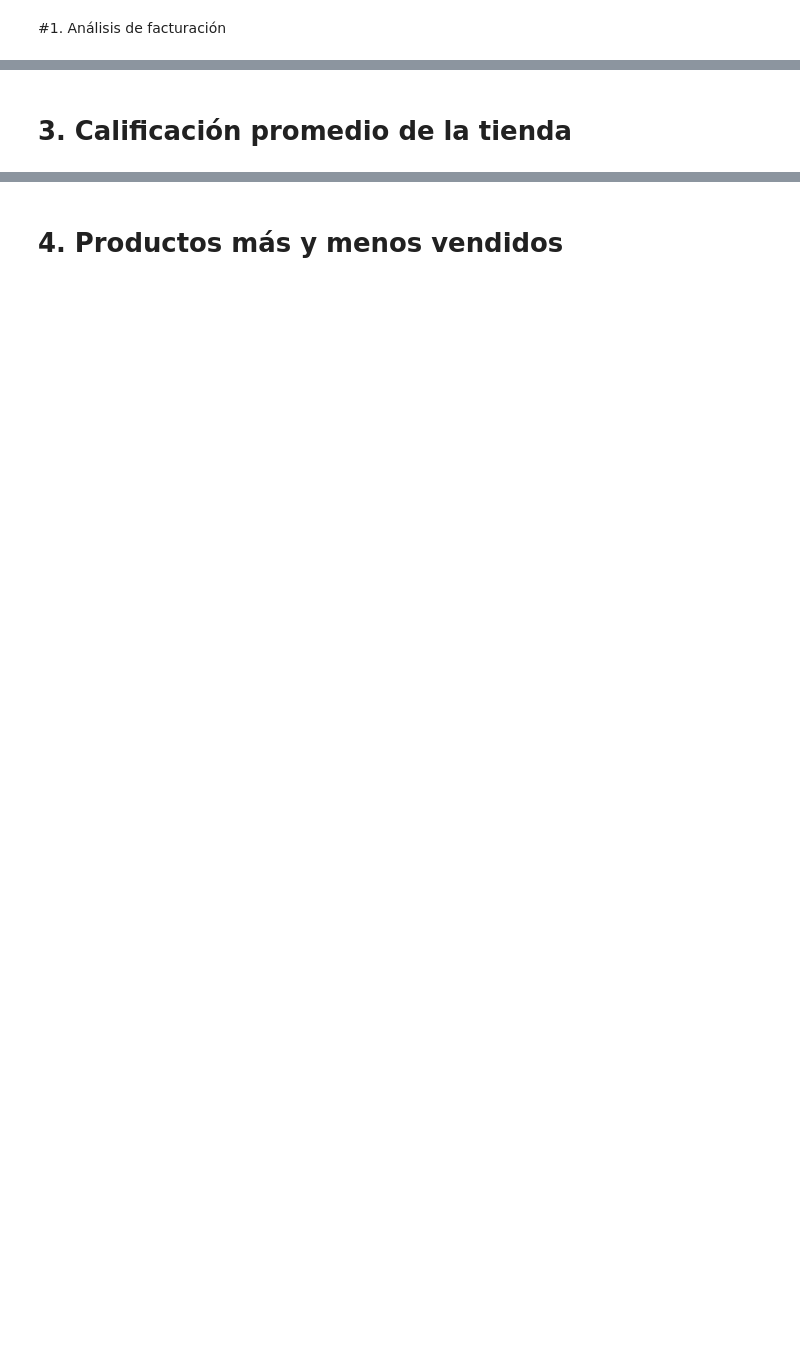
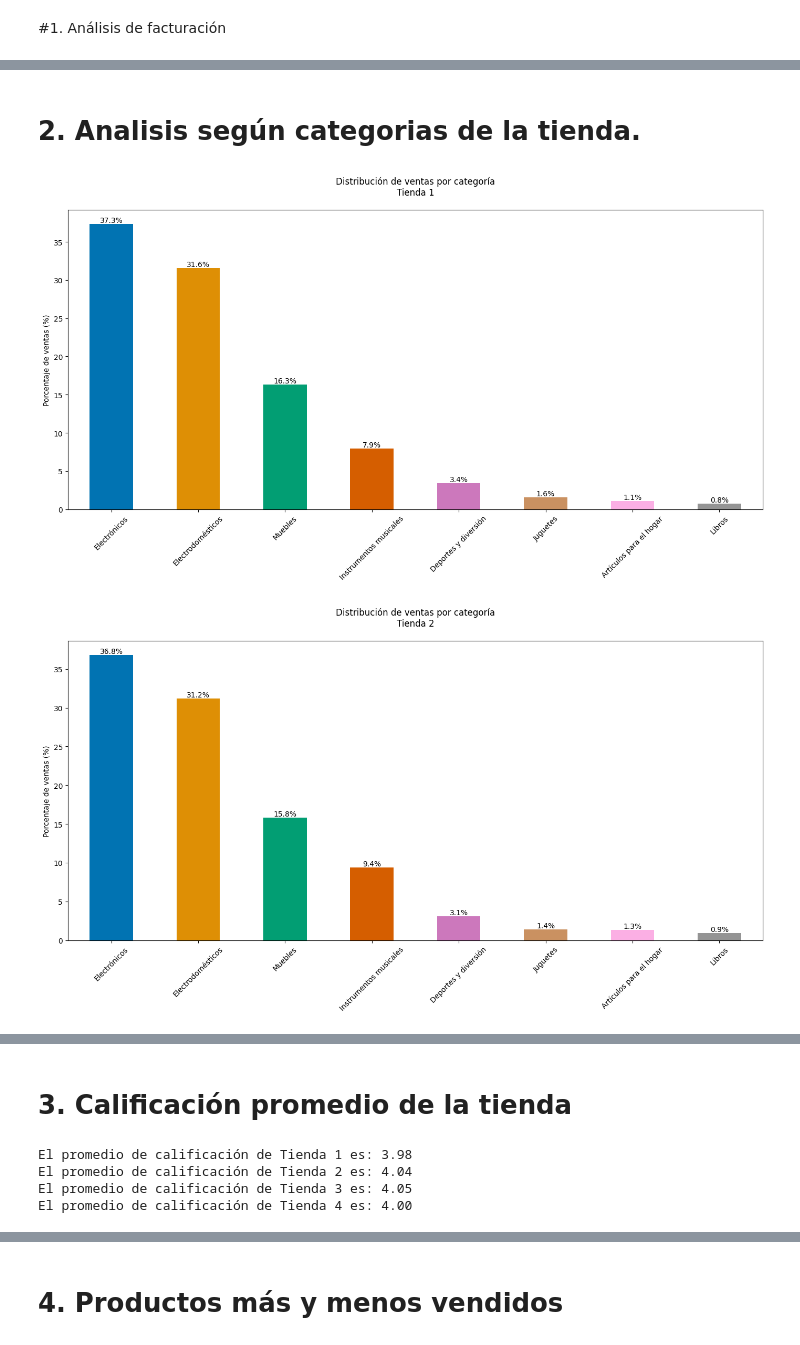
Before and after one commit to Vanne-Rbg/challenge_one_data_science, a Jupyter notebook: Challenge_Alura_Store.ipynb, the cells around one changed output, grey strips where cells are left out. Saved outputs shown, nothing was run; the diff lists cells and outputs as text; code cells hidden in the pictures; blank space fills up the shorter version.

```diff
--- a/Challenge_Alura_Store.ipynb
+++ b/Challenge_Alura_Store.ipynb
@@ -79,0 +175,54 @@ KeyError: 'precio'
+# %% [markdown]
+# 2. Analisis según categorias de la tienda.
+# %%
+def plot_ventas_porcentaje(df, tienda_nombre, col_categoria='Categoría del Producto', col_precio='Precio'):
+    """
+    Muestra un gráfico de barras con el porcentaje de ventas por categoría
+
+    Args:
+        df: DataFrame con los datos de ventas
+        tienda_nombre: Nombre de la tienda para el título
+        col_categoria: Nombre de la columna de categorías (opcional)
+        col_precio: Nombre de la columna de precios (opcional)
+    """
+    # Cálculos simplificados
+    ventas_categoria = df.groupby(col_categoria)[col_precio].sum()
+    porcentajes = ventas_categoria / ventas_categoria.sum() * 100
+
+    # Configuración del gráfico
+    plt.figure(figsize=(14, 8))
+    ax = porcentajes.sort_values(ascending=False).plot(
+        kind='bar',
+        color=sns.color_palette("colorblind", len(porcentajes)),
+        rot=45
+    )
+
+    # Títulos y etiquetas
+    ax.set_title(f'Distribución de ventas por categoría\n{tienda_nombre}', pad=20)
+    ax.set_xlabel('')
+    ax.set_ylabel('Porcentaje de ventas (%)')
+
+    # Añadir etiquetas de porcentaje
+    for p in ax.patches:
+        ax.annotate(f'{p.get_height():.1f}%',
+                   (p.get_x() + p.get_width() / 2., p.get_height()),
+                   ha='center', va='center',
+                   xytext=(0, 5),
+                   textcoords='offset points')
+
+    plt.tight_layout()
+    plt.show()
+
+# Uso con listas para evitar repetición
+tiendas = [
+    (tienda_1, 'Tienda 1'),
+    (tienda_2, 'Tienda 2'),
+    (tienda_3, 'Tienda 3'),
+    (tienda_4, 'Tienda 4')
+]
+
+for df_tienda, nombre in tiendas:
+    plot_ventas_porcentaje(df_tienda, nombre)
+# %% [output]
+[figure, added]
+[figure, added]
@@ -80,2 +231,15 @@ KeyError: 'precio'
 # %% [markdown]
 # 3. Calificación promedio de la tienda
+# %%
+# Calcula el promedio de calificación para cada tienda
+tienda_nombre = ['Tienda 1', 'Tienda 2', 'Tienda 3', 'Tienda 4']
+promedios_calificacion = []
+for i, df in enumerate([tienda_1, tienda_2, tienda_3, tienda_4]):
+    promedio = df['Calificación'].mean()
+    promedios_calificacion.append(promedio)
+    print(f'El promedio de calificación de {tienda_nombre[i]} es: {promedio:.2f}')
+# %% [output]
+El promedio de calificación de Tienda 1 es: 3.98
+El promedio de calificación de Tienda 2 es: 4.04
+El promedio de calificación de Tienda 3 es: 4.05
+El promedio de calificación de Tienda 4 es: 4.00
```
Also changed, not shown: parts of 21 cells of this notebook.
